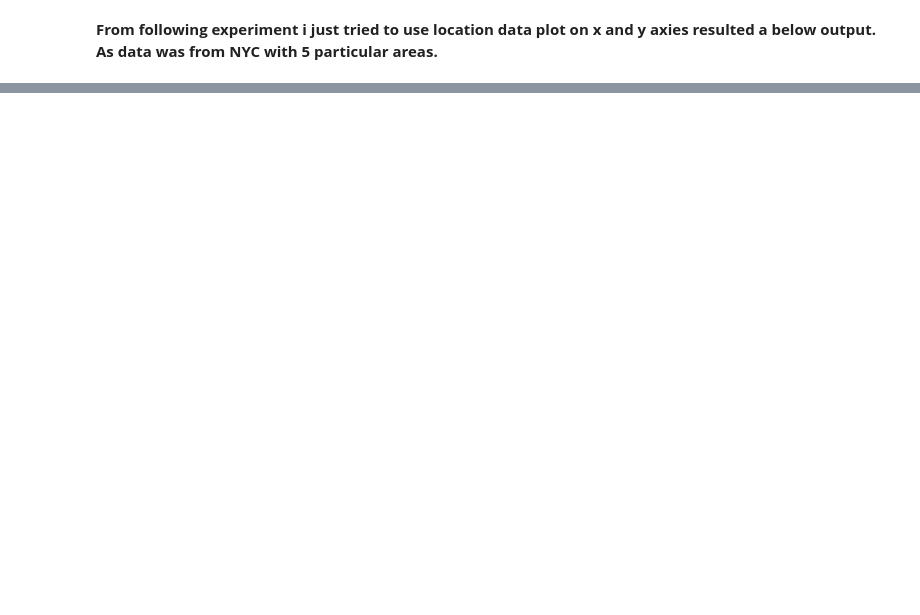
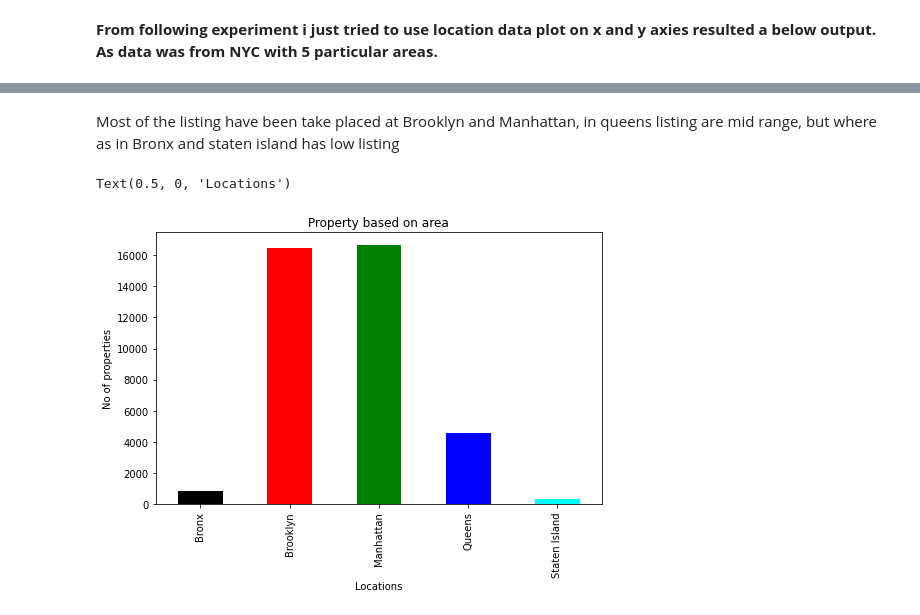
Before and after one commit to Manass20/Airbnb-Booking-Analisys, a Jupyter notebook: Airbnb_Bookings_Analysis_Capstone_Project_Manas_Ranjan_Behera.ipynb, the cells around one changed output, grey strips where cells are left out. Cells and saved outputs as stored; diff of their text form; code cells hidden in the pictures; blank space fills up the shorter version.

```diff
--- a/Airbnb_Bookings_Analysis_Capstone_Project_Manas_Ranjan_Behera.ipynb
+++ b/Airbnb_Bookings_Analysis_Capstone_Project_Manas_Ranjan_Behera.ipynb
@@ -300,0 +276,3 @@ testing
+# %%
+#Creating a copy keeping original data safe
+cdf=df.copy()
@@ -300,0 +281,3 @@ testing
+# %%
+#Drop last_review
+cdf.drop(['last_review'], axis=1,inplace=True)
@@ -300,0 +309,5 @@ testing
+# %%
+#Managing null values
+cdf['name'].fillna('No Name',inplace=True)
+cdf['host_name'].fillna('NO_NAME',inplace=True)
+cdf.dropna(inplace=True)
@@ -300,0 +343,4 @@ testing
+# %%
+#Count of neighbourhood group id
+Host_by_location=cdf.groupby(['neighbourhood_group'])['id'].count()
+Host_by_location
@@ -300,0 +355,12 @@ testing
+# %% [markdown]
+Most of the listing have been take placed at Brooklyn and Manhattan, in queens listing are mid range, but where as in Bronx and staten island has low listing
+# %%
+#Bar plot of Property based on area
+plt.rcParams['figure.figsize'] = (8, 5)
+Host_by_location.plot(kind='bar',color=['black', 'red', 'green', 'blue', 'cyan'])
+plt.title('Property based on area')
+plt.ylabel('No of properties')
+plt.xlabel('Locations')
+# %% [output]
+Text(0.5, 0, 'Locations')
+[figure, added]
```
Also changed, not shown: parts of 32 cells of this notebook.
